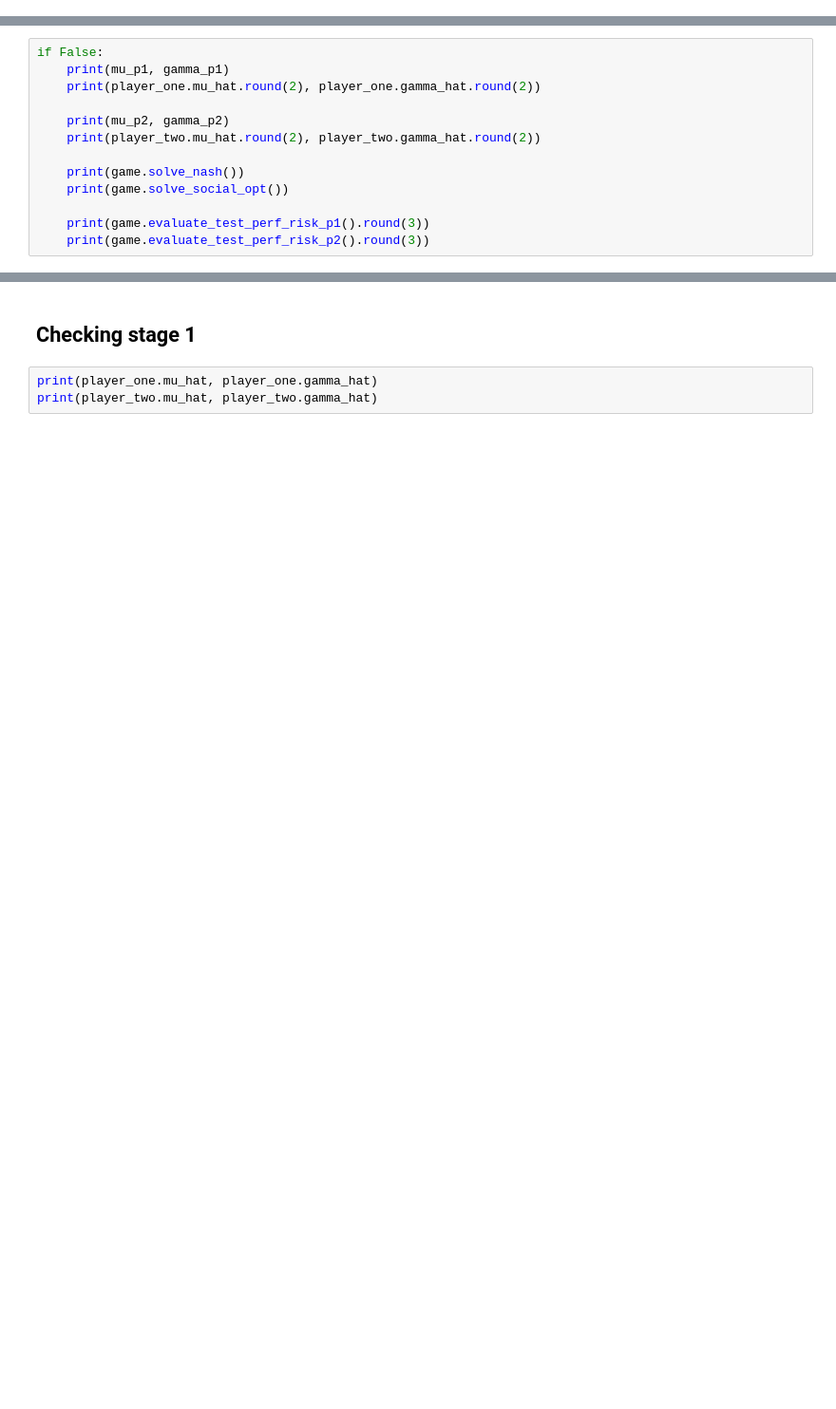
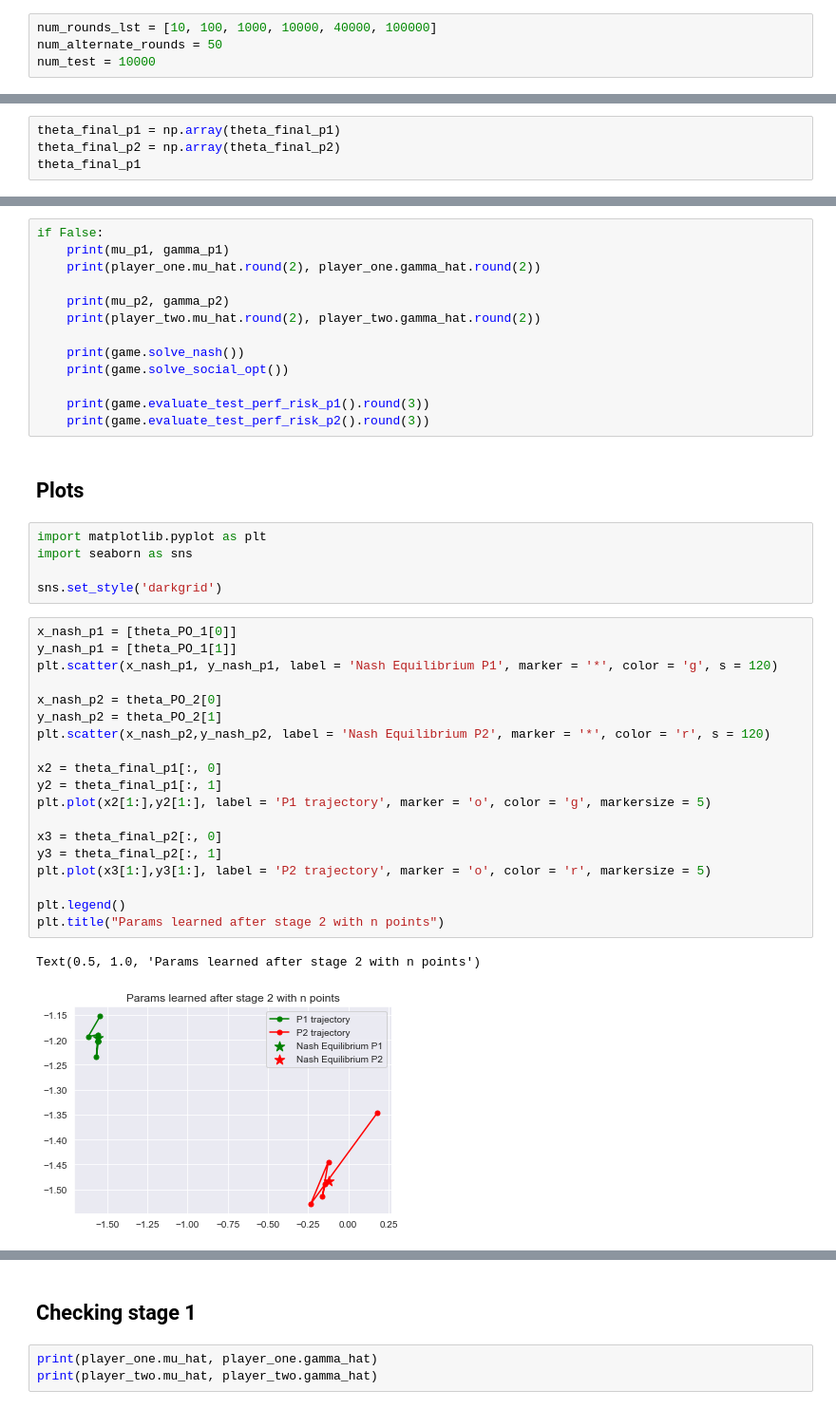
Before and after one commit to evanjfaulkner/DD-Games, a Jupyter notebook: Notebooks/new_code_modified_sim.ipynb, the cells around one changed output, grey strips where cells are left out. Shown at 95% size. Saved outputs shown, nothing was run; the diff lists cells and outputs as text; blank space fills up the shorter version.

Commit message:
Converges to Nash.

```diff
--- a/Notebooks/new_code_modified_sim.ipynb
+++ b/Notebooks/new_code_modified_sim.ipynb
@@ -56,3 +52,7 @@ num_test = 10000
+# %%
+num_rounds_lst = [10, 100, 1000, 10000, 40000, 100000]
+num_alternate_rounds = 50
+num_test = 10000
 # %% [markdown]
 # Run Game
 # %%
@@ -126,0 +117,4 @@ array([-0.20040189, -0.46700161])
+# %%
+theta_final_p1 = np.array(theta_final_p1)
+theta_final_p2 = np.array(theta_final_p2)
+theta_final_p1
@@ -153,3 +156,32 @@ if False:
 
     print(game.evaluate_test_perf_risk_p1().round(3))
     print(game.evaluate_test_perf_risk_p2().round(3))
+# %% [markdown]
+## Plots
+# %%
+import matplotlib.pyplot as plt
+import seaborn as sns
+
+sns.set_style('darkgrid')
+# %%
+x_nash_p1 = [theta_PO_1[0]]
+y_nash_p1 = [theta_PO_1[1]]
+plt.scatter(x_nash_p1, y_nash_p1, label = 'Nash Equilibrium P1', marker = '*', color = 'g', s = 120)
+
+x_nash_p2 = theta_PO_2[0]
+y_nash_p2 = theta_PO_2[1]
+plt.scatter(x_nash_p2,y_nash_p2, label = 'Nash Equilibrium P2', marker = '*', color = 'r', s = 120)
+
+x2 = theta_final_p1[:, 0]
+y2 = theta_final_p1[:, 1]
+plt.plot(x2[1:],y2[1:], label = 'P1 trajectory', marker = 'o', color = 'g', markersize = 5)
+
+x3 = theta_final_p2[:, 0]
+y3 = theta_final_p2[:, 1]
+plt.plot(x3[1:],y3[1:], label = 'P2 trajectory', marker = 'o', color = 'r', markersize = 5)
+
+plt.legend()
+plt.title("Params learned after stage 2 with n points")
+# %% [output]
+Text(0.5, 1.0, 'Params learned after stage 2 with n points')
+[figure, added]
```
Also changed, not shown: parts of 11 cells of this notebook, 1 other file.
